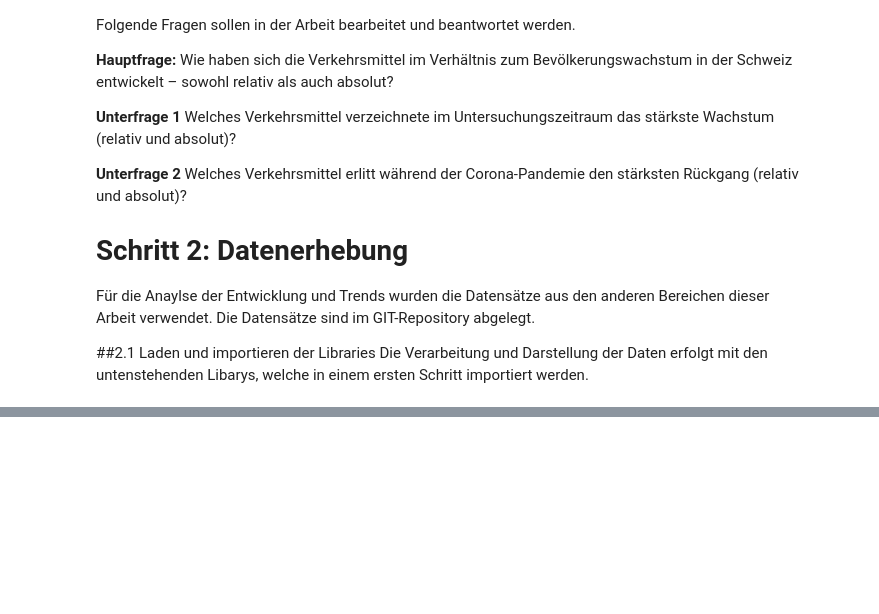
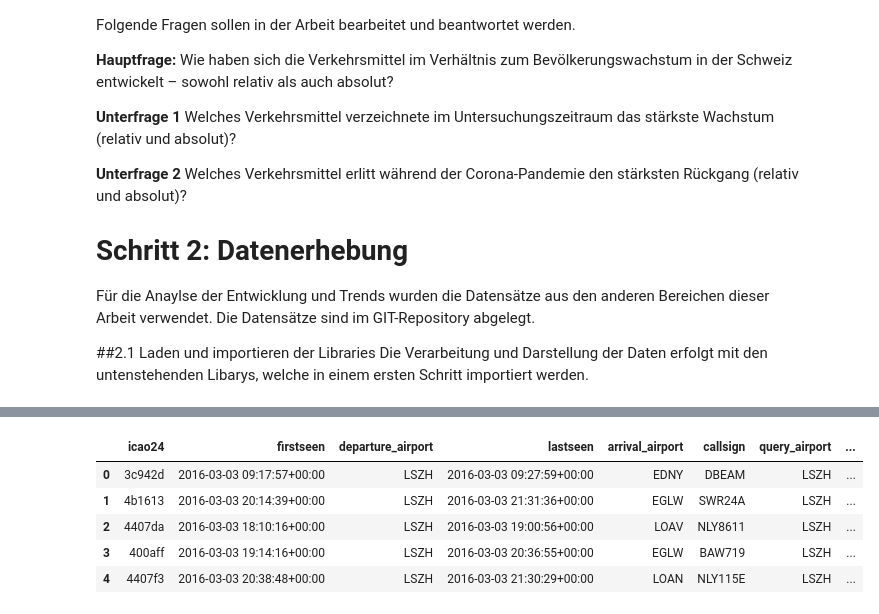
Before and after one commit to matwirabc/binaproject, a Jupyter notebook: bina_aggregate.ipynb, the cells around one changed output, grey strips where cells are left out. Saved outputs shown, nothing was run; the diff lists cells and outputs as text; code cells hidden in the pictures; blank space fills up the shorter version.

```diff
--- a/bina_aggregate.ipynb
+++ b/bina_aggregate.ipynb
@@ -87,0 +120,9 @@ Die Datensets wurden in verschiedenen Formaten (.csv und .xlsx) zur Verfügung g
+# %%
+df_plane.head()
+# %% [output]
+|  | icao24 | firstseen | departure_airport | lastseen | arrival_airport | callsign | query_airport | ... |
+| 0 | 3c942d | 2016-03-03 09:17:57+00:00 | LSZH | 2016-03-03 09:27:59+00:00 | EDNY | DBEAM | LSZH | ... |
+| 1 | 4b1613 | 2016-03-03 20:14:39+00:00 | LSZH | 2016-03-03 21:31:36+00:00 | EGLW | SWR24A | LSZH | ... |
+| 2 | 4407da | 2016-03-03 18:10:16+00:00 | LSZH | 2016-03-03 19:00:56+00:00 | LOAV | NLY8611 | LSZH | ... |
+| 3 | 400aff | 2016-03-03 19:14:16+00:00 | LSZH | 2016-03-03 20:36:55+00:00 | EGLW | BAW719 | LSZH | ... |
+| 4 | 4407f3 | 2016-03-03 20:38:48+00:00 | LSZH | 2016-03-03 21:30:29+00:00 | LOAN | NLY115E | LSZH | ... |
```
Also changed, not shown: parts of 17 cells of this notebook.
